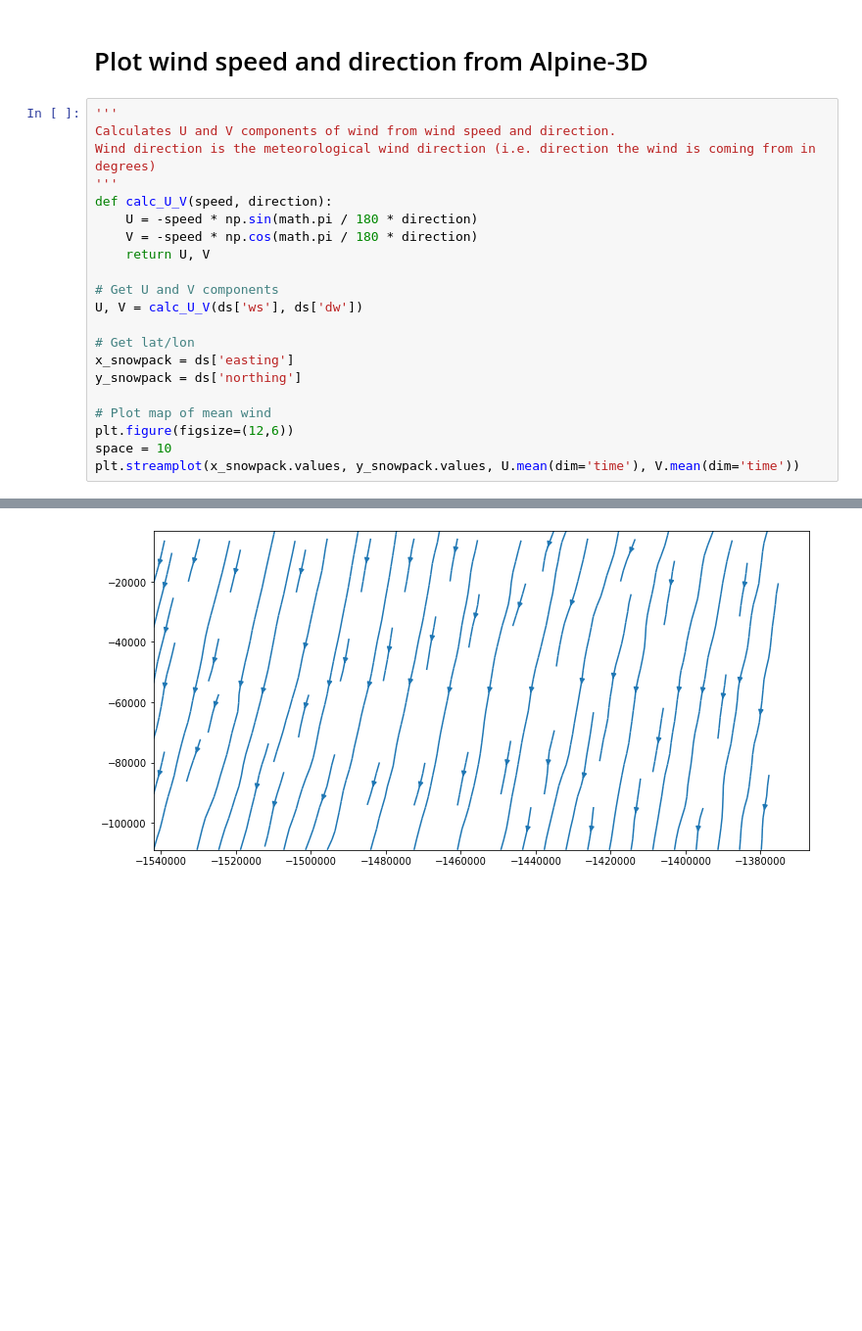
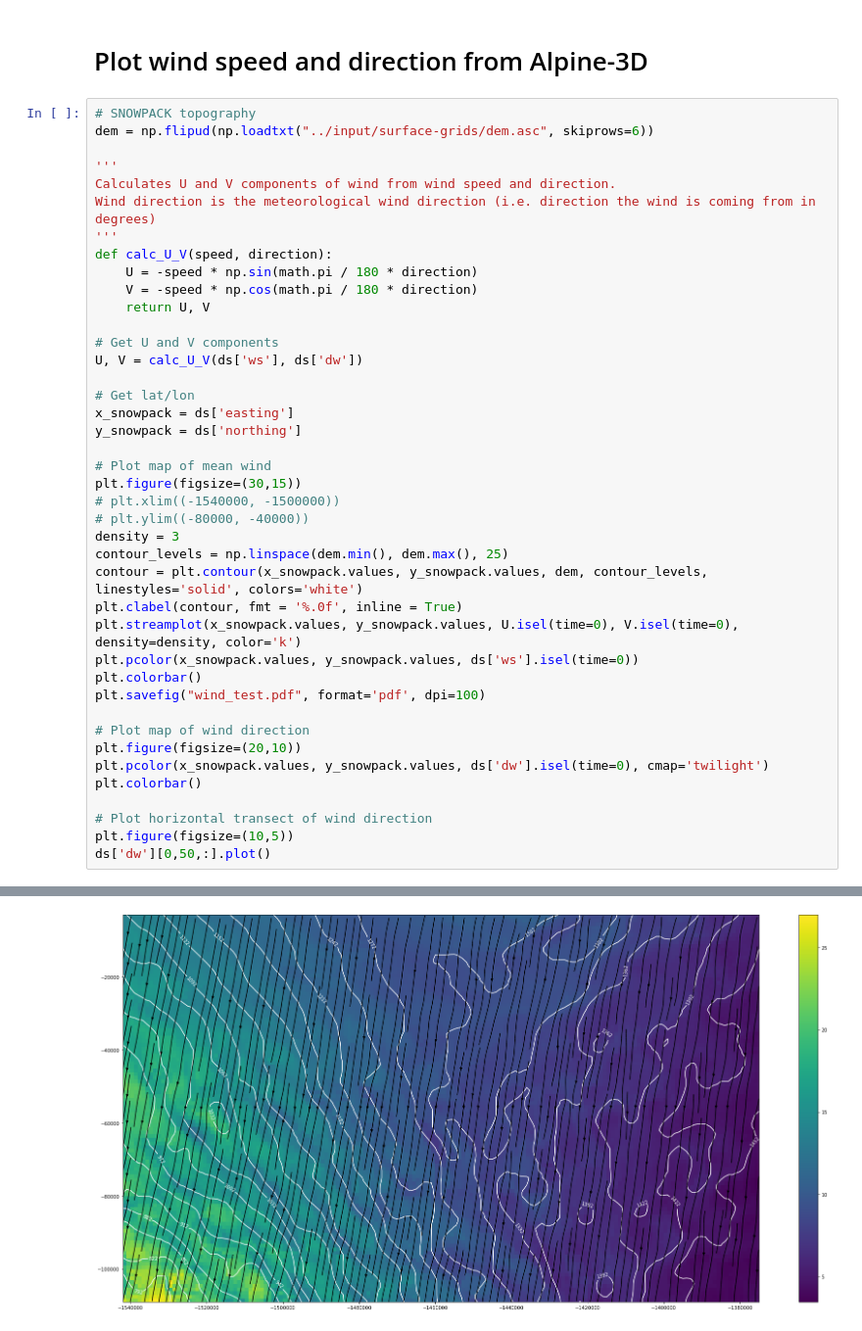
Before and after one commit to EricKeenan/SNOWPACK_WAIS, a Jupyter notebook: analysis/Wind_direction.ipynb, the cells around one changed output, grey strips where cells are left out. Shown at 98% size. Cells and saved outputs as stored; diff of their text form; blank space fills up the shorter version.

```diff
--- a/analysis/Wind_direction.ipynb
+++ b/analysis/Wind_direction.ipynb
@@ -12,6 +14,9 @@ ds = xr.open_dataset("../output/grids/a3d_grids.nc")
 # %% [markdown]
 # Plot wind speed and direction from Alpine-3D
 # %%
+# SNOWPACK topography
+dem = np.flipud(np.loadtxt("../input/surface-grids/dem.asc", skiprows=6))
+
 '''
 Calculates U and V components of wind from wind speed and direction.
 Wind direction is the meteorological wind direction (i.e. direction the wind is coming from in degrees)
@@ -29,7 +34,24 @@ x_snowpack = ds['easting']
 y_snowpack = ds['northing']
 
 # Plot map of mean wind
-plt.figure(figsize=(12,6))
-space = 10
-plt.streamplot(x_snowpack.values, y_snowpack.values, U.mean(dim='time'), V.mean(dim='time'))
+plt.figure(figsize=(30,15))
+# plt.xlim((-1540000, -1500000))
+# plt.ylim((-80000, -40000))
+density = 3
+contour_levels = np.linspace(dem.min(), dem.max(), 25)
+contour = plt.contour(x_snowpack.values, y_snowpack.values, dem, contour_levels, linestyles='solid', colors='white')
+plt.clabel(contour, fmt = '%.0f', inline = True)
+plt.streamplot(x_snowpack.values, y_snowpack.values, U.isel(time=0), V.isel(time=0), density=density, color='k')
+plt.pcolor(x_snowpack.values, y_snowpack.values, ds['ws'].isel(time=0))
+plt.colorbar()
+plt.savefig("wind_test.pdf", format='pdf', dpi=100)
+
+# Plot map of wind direction
+plt.figure(figsize=(20,10))
+plt.pcolor(x_snowpack.values, y_snowpack.values, ds['dw'].isel(time=0), cmap='twilight')
+plt.colorbar()
+
+# Plot horizontal transect of wind direction
+plt.figure(figsize=(10,5))
+ds['dw'][0,50,:].plot()
 # %% [output]
@@ -37 +59 @@ plt.streamplot(x_snowpack.values, y_snowpack.values, U.mean(dim='time'), V.mean(
-[figure, old version]
+[figure, new version]
```
Also changed, not shown: parts of 10 cells of this notebook, 6 other files.
